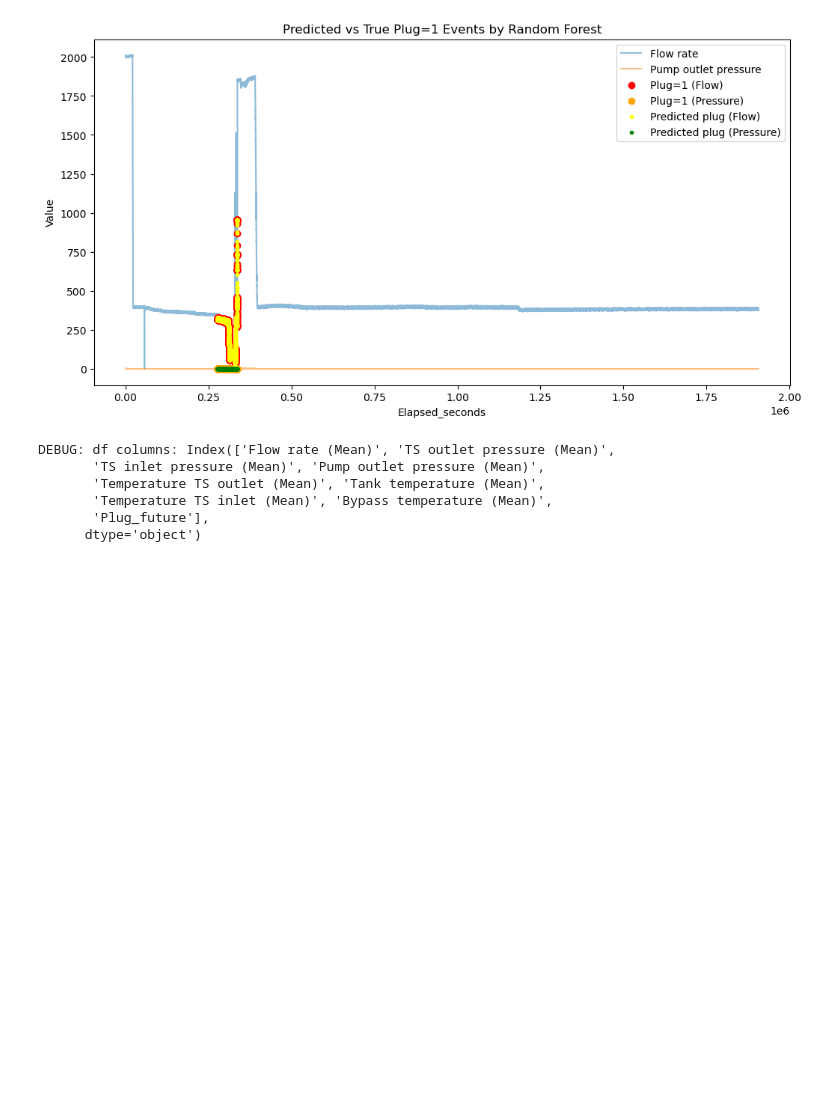
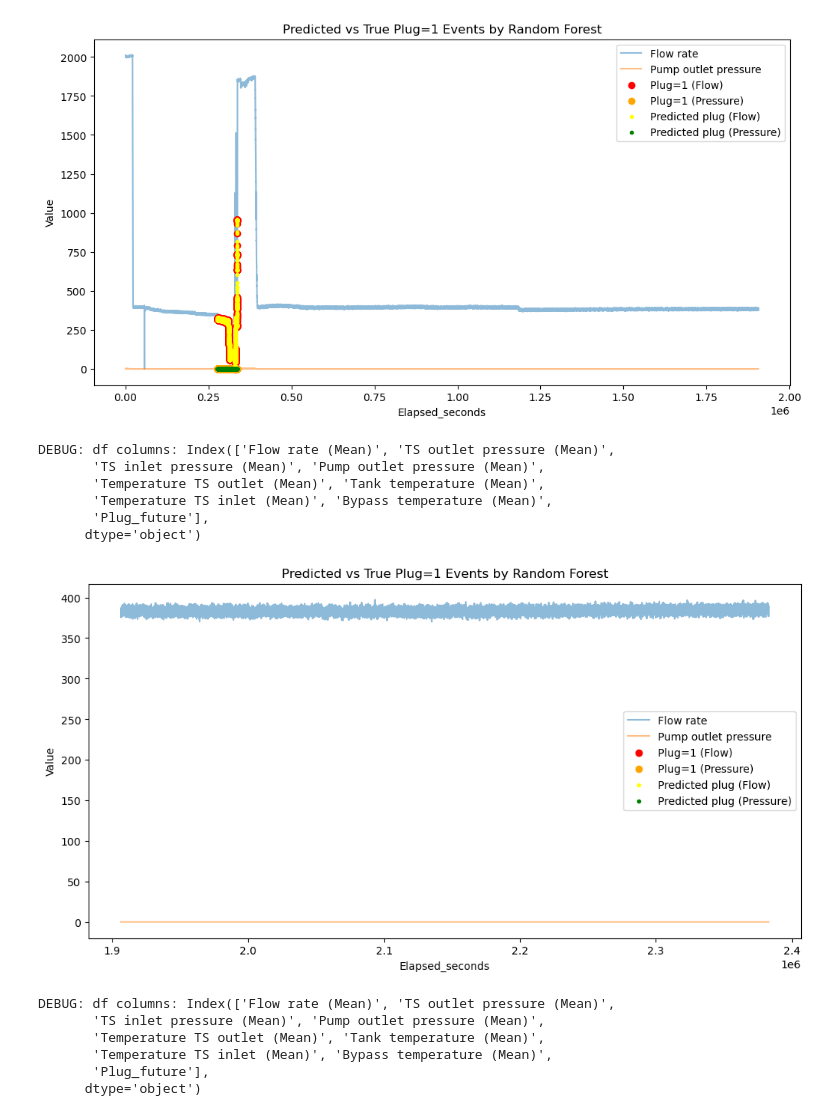
Before and after one commit to KaroGil/master_plug_prediction, a Jupyter notebook: notebooks/pipeline.ipynb, the cells around one changed output. Saved outputs shown, nothing was run; the diff lists cells and outputs as text; code cells hidden in the pictures; blank space fills up the shorter version.

```diff
--- a/notebooks/pipeline.ipynb
+++ b/notebooks/pipeline.ipynb
@@ -99,6 +98,16 @@ Dataset 8 with shape: (2819, 11)
       dtype='object')
 [figure]
 [figure]
+# %%
+dv.visualize_predicted_vs_true(pd.concat([test_X, test_y], axis=1), predictions, model_name="Random Forest", anomalies=True, plotLabel=True)
+# %% [output]
+DEBUG: df columns: Index(['Flow rate (Mean)', 'TS outlet pressure (Mean)',
+       'TS inlet pressure (Mean)', 'Pump outlet pressure (Mean)',
+       'Temperature TS outlet (Mean)', 'Tank temperature (Mean)',
+       'Temperature TS inlet (Mean)', 'Bypass temperature (Mean)',
+       'Plug_future'],
+      dtype='object')
+[figure, added]
 # %%
 combined = pd.concat([train_X, train_y], axis=1)
 dv.visualize_predicted_vs_true(combined.iloc[250000:350000], training_predictions[250000:350000], model_name="Random Forest", anomalies=True, plotLabel=True)
```
Also changed, not shown: parts of 3 cells of this notebook, 13 other files.
